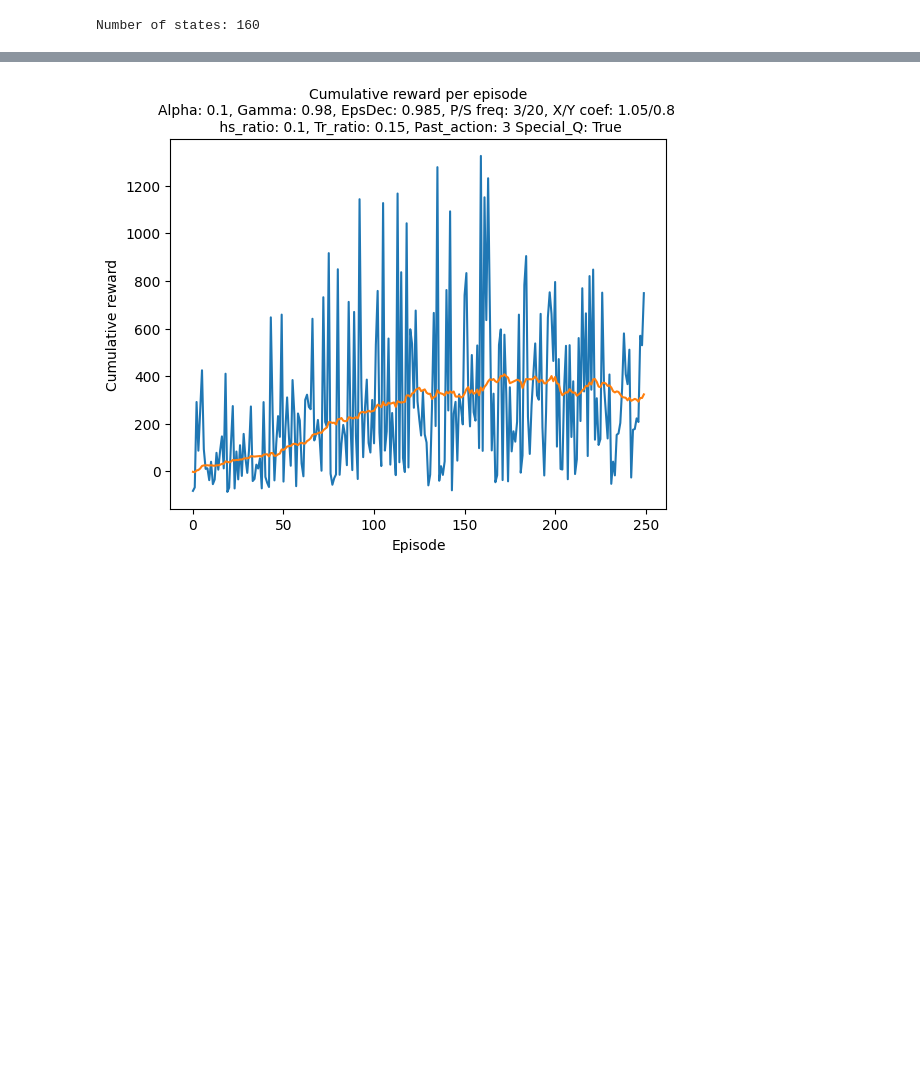
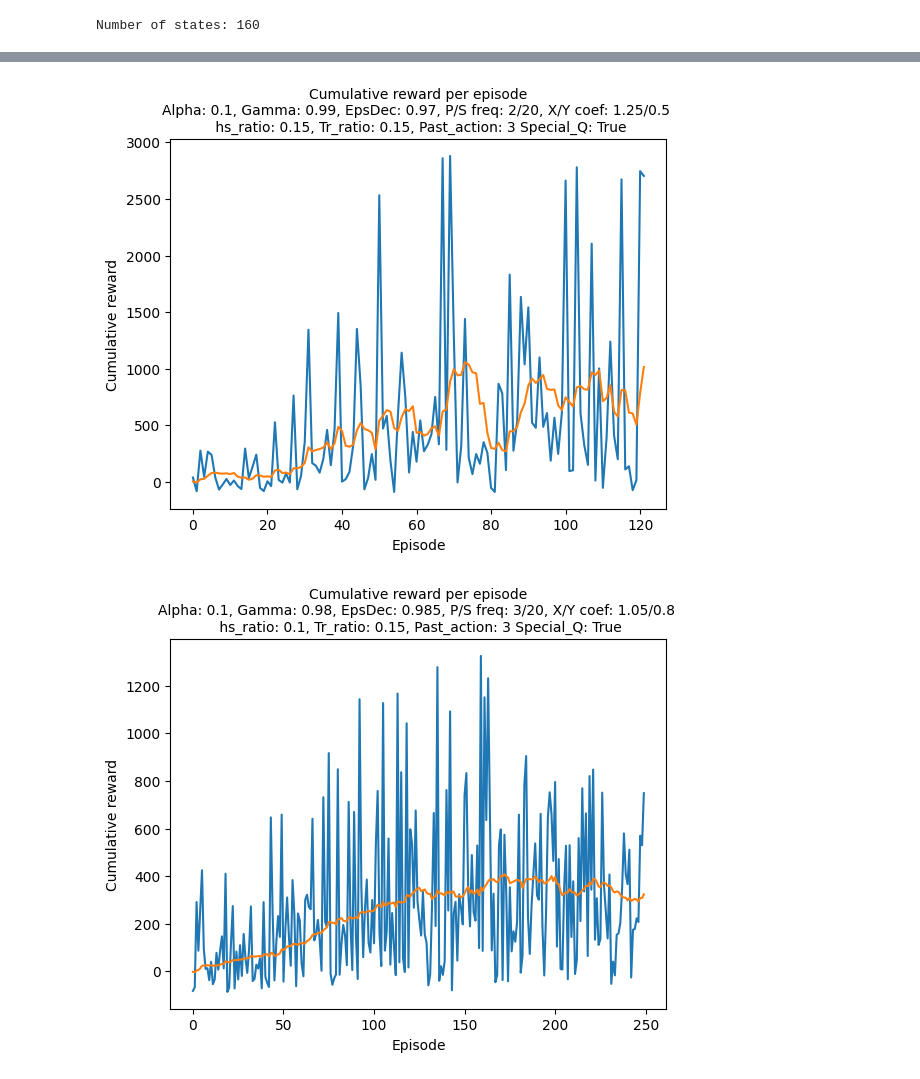
Before and after one commit to ontenkutsenko/RL_Autonomous_Driving, a Jupyter notebook: Individual Notebooks/mateus_testing.ipynb, the cells around one changed output, grey strips where cells are left out. Cells and saved outputs as stored; diff of their text form; code cells hidden in the pictures; blank space fills up the shorter version.

```diff
--- a/Individual Notebooks/mateus_testing.ipynb
+++ b/Individual Notebooks/mateus_testing.ipynb
@@ -1223,11 +1221,3 @@ for model in models:
     mean_reward, mean_step, mean_reward_per_step, mean_speed = Q.evaluate(iterations=10, render=False)
     model_name = model.split('_')[-1].split('.')[0]
     evaluations[model_name] = (mean_reward, mean_step, mean_reward_per_step, mean_speed)
-# %%
-# save the evaluations
-with open('evaluations.pkl', 'wb') as f:
-    pickle.dump(evaluations, f)
-
-# save the evaluations
-with open('../Evaluation/evaluations.pkl', 'wb') as f:
-    pickle.dump(evaluations, f)
@@ -1234,3 +1240,10 @@ with open('../Evaluation/evaluations.pkl', 'wb') as f:
+# %%
+a = 'model_Q_learning_20240611-1522.pkl'
+model_Q = Q_learning.load(f'saved_models/model_Q_learning_20240611-1522.pkl')
+# %%
+model_Q.plot_rewards_history(relative=False)
+# %% [output]
+[figure, added]
 # %%
 Q.plot_rewards_history(relative=False, smoothing=40, compare=True)
 # %% [output]
```
Also changed, not shown: parts of 7 cells of this notebook, 6 other files.
